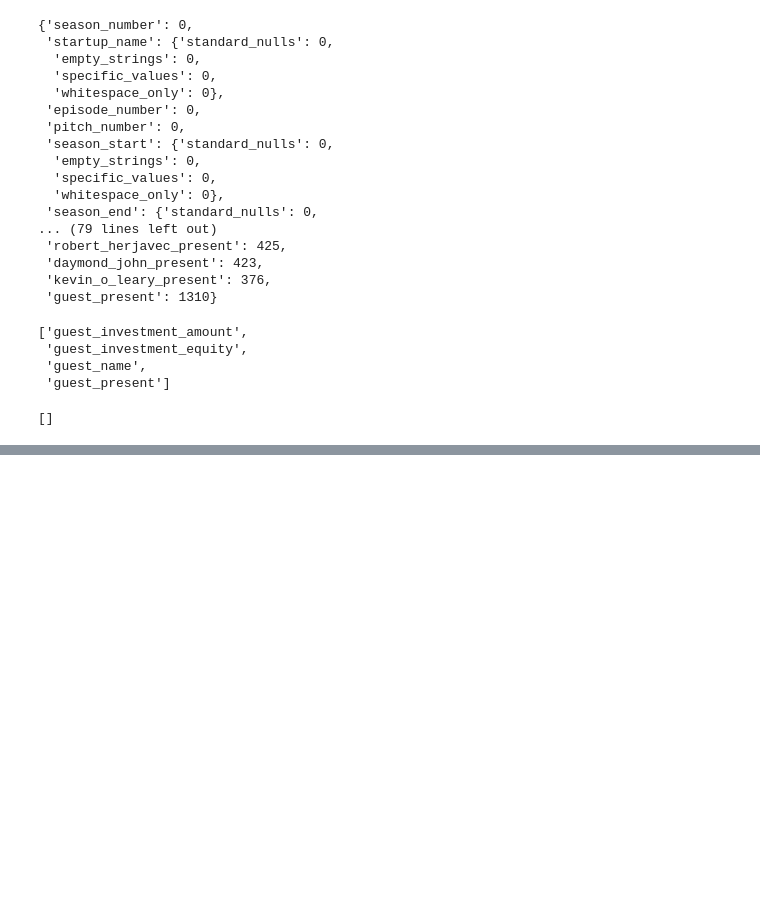
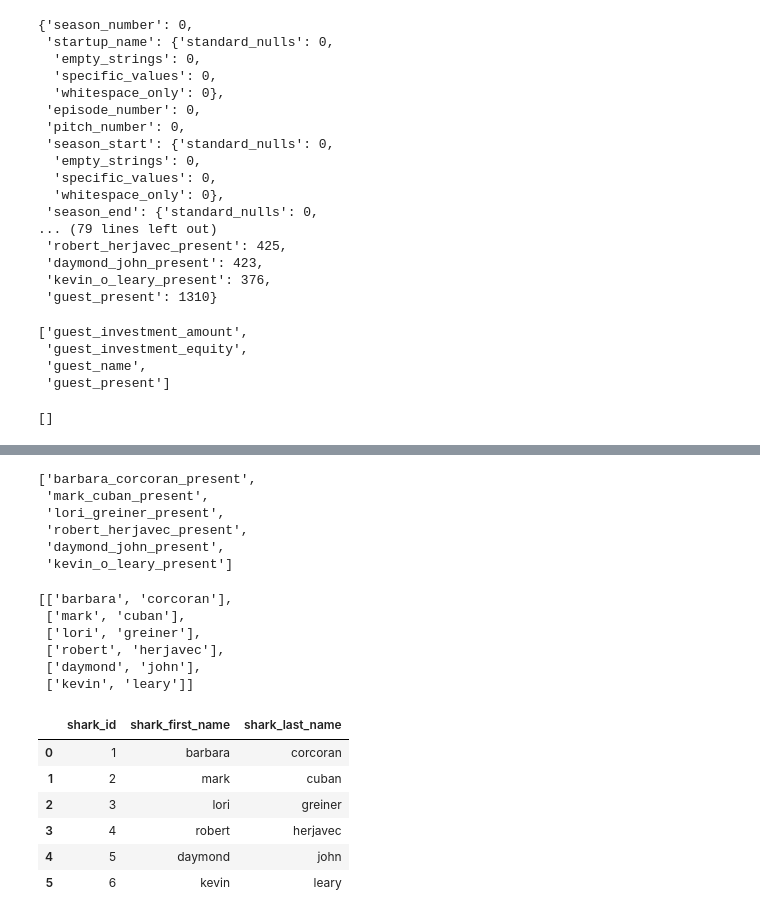
Before and after one commit to SaadNasir92/Shark_Tank_Deals_Analysis, a Jupyter notebook: eda_2.ipynb, the cells around one changed output, grey strips where cells are left out. Cells and saved outputs as stored; diff of their text form; code cells hidden in the pictures; blank space fills up the shorter version.

```diff
--- a/eda_2.ipynb
+++ b/eda_2.ipynb
@@ -174,0 +328,41 @@ guest_columns
+# %%
+sharks
+# %% [output]
+['barbara_corcoran_present',
+ 'mark_cuban_present',
+ 'lori_greiner_present',
+ 'robert_herjavec_present',
+ 'daymond_john_present',
+ 'kevin_o_leary_present']
+# %%
+shark_names = []
+for x in sharks:
+    split_names = x.split('_')
+    split_names.remove('present')
+    shark_names.append(split_names)
+
+for x in shark_names:
+    if len(x) > 2:
+        x.remove('o')
+
+shark_names
+# %% [output]
+[['barbara', 'corcoran'],
+ ['mark', 'cuban'],
+ ['lori', 'greiner'],
+ ['robert', 'herjavec'],
+ ['daymond', 'john'],
+ ['kevin', 'leary']]
+# %%
+sharks_df = pd.DataFrame(shark_names, columns=['shark_first_name', 'shark_last_name'])
+# %%
+sharks_df = make_id_column(sharks_df, 'shark_id')
+sharks_df
+# %% [output]
+|  | shark_id | shark_first_name | shark_last_name |
+| 0 | 1 | barbara | corcoran |
+| 1 | 2 | mark | cuban |
+| 2 | 3 | lori | greiner |
+| 3 | 4 | robert | herjavec |
+| 4 | 5 | daymond | john |
+| 5 | 6 | kevin | leary |
```
Also changed, not shown: parts of 13 cells of this notebook, 4 other files.
